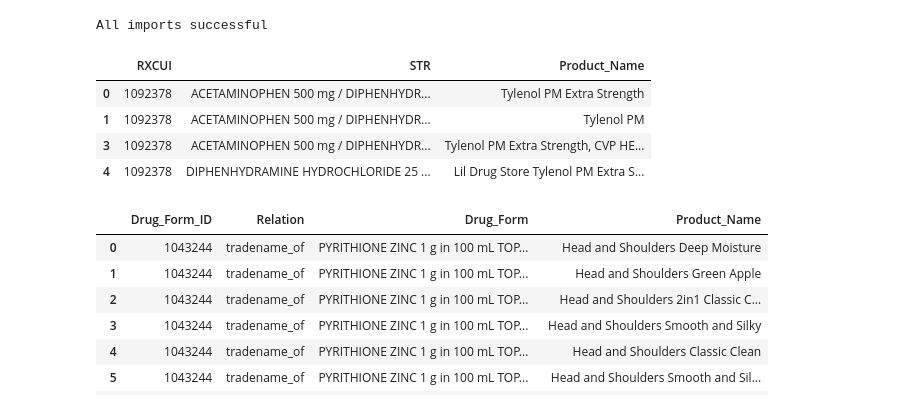
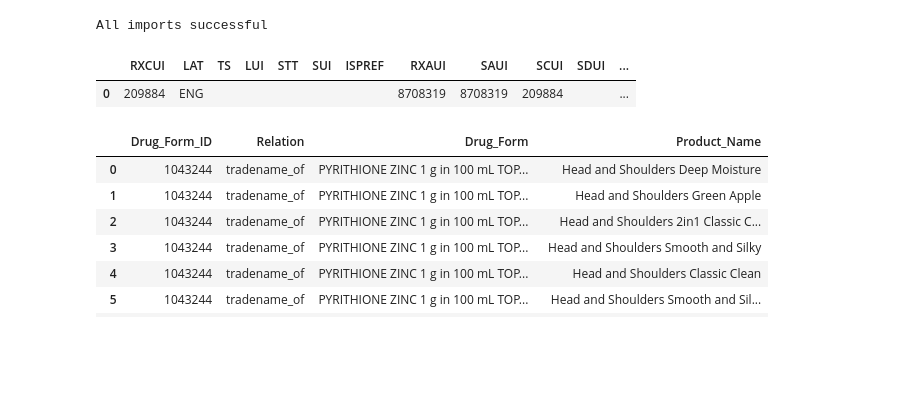
Before and after one commit to phanguy30/med_compare, a Jupyter notebook: data.ipynb, the cells around one changed output. Saved outputs shown, nothing was run; the diff lists cells and outputs as text; code cells hidden in the pictures; blank space fills up the shorter version.

```diff
--- a/data.ipynb
+++ b/data.ipynb
@@ -26,48 +25,20 @@ engine = create_engine(
     f"mysql+pymysql://{user}:{password}@{host}:{port}/{db}?charset=utf8mb4"
 )
 # %%
-import pandas as pd
 from sqlalchemy import text
 
-def extract_name(df):
-    """
-    Cleans RxNorm strings to extract a readable Product Name.
-    Identifies text inside brackets or defaults to the full string.
-    """
-    # 1. Extract content inside brackets: "Drug [Product Name]" -> "Product Name"
-    df["Product_Name"] = df["STR"].str.extract(r'\[(.*?)\]')
-
-    # 2. If no brackets exist, use the original STR
-    df["Product_Name"] = df["Product_Name"].fillna(df["STR"])
-
-    # 3. Case-insensitive deduplication
-    df = (
-        df.assign(temp_lower=df["Product_Name"].str.lower())
-          .drop_duplicates(subset="temp_lower")
-          .drop(columns="temp_lower")
-    )
-    return df
-
 def Searchbar(term):
-    # 'DP' (Drug Product) are usually best for search
-    sql = text("SELECT RXCUI, STR FROM RXNCONSO WHERE STR LIKE :term AND TTY IN ('DP')")
+    # Use text() to safely wrap your query
+    sql = text("SELECT * FROM RXNCONSO WHERE STR LIKE :term AND TTY IN ('BN','DP')")
 
     with engine.connect() as conn:
         # Pass the parameter as a dictionary
-        df = pd.read_sql(sql, conn, params={'term': f'%{term}%'})
+        result = pd.read_sql(sql, conn, params={'term': f'%{term}%'})
+    return result
 
-    # Apply our cleaning function
-    df = extract_name(df)
-
-    return df
-
-# Usage
-df_results = Searchbar("Tylenol PM")
-df_results
+x = Searchbar("Crew")
+x
 # %% [output]
-|  | RXCUI | STR | Product_Name |
-| 0 | 1092378 | ACETAMINOPHEN 500 mg / DIPHENHYDR... | Tylenol PM Extra Strength |
-| 1 | 1092378 | ACETAMINOPHEN 500 mg / DIPHENHYDR... | Tylenol PM |
-| 3 | 1092378 | ACETAMINOPHEN 500 mg / DIPHENHYDR... | Tylenol PM Extra Strength, CVP HE... |
-| 4 | 1092378 | DIPHENHYDRAMINE HYDROCHLORIDE 25 ... | Lil Drug Store Tylenol PM Extra S... |
+|  | RXCUI | LAT | TS | LUI | STT | SUI | ISPREF | RXAUI | SAUI | SCUI | SDUI | ... |
+| 0 | 209884 | ENG |  |  |  |  |  | 8708319 | 8708319 | 209884 |  | ... |
 # %%
```
Also changed, not shown: parts of 26 cells of this notebook.
